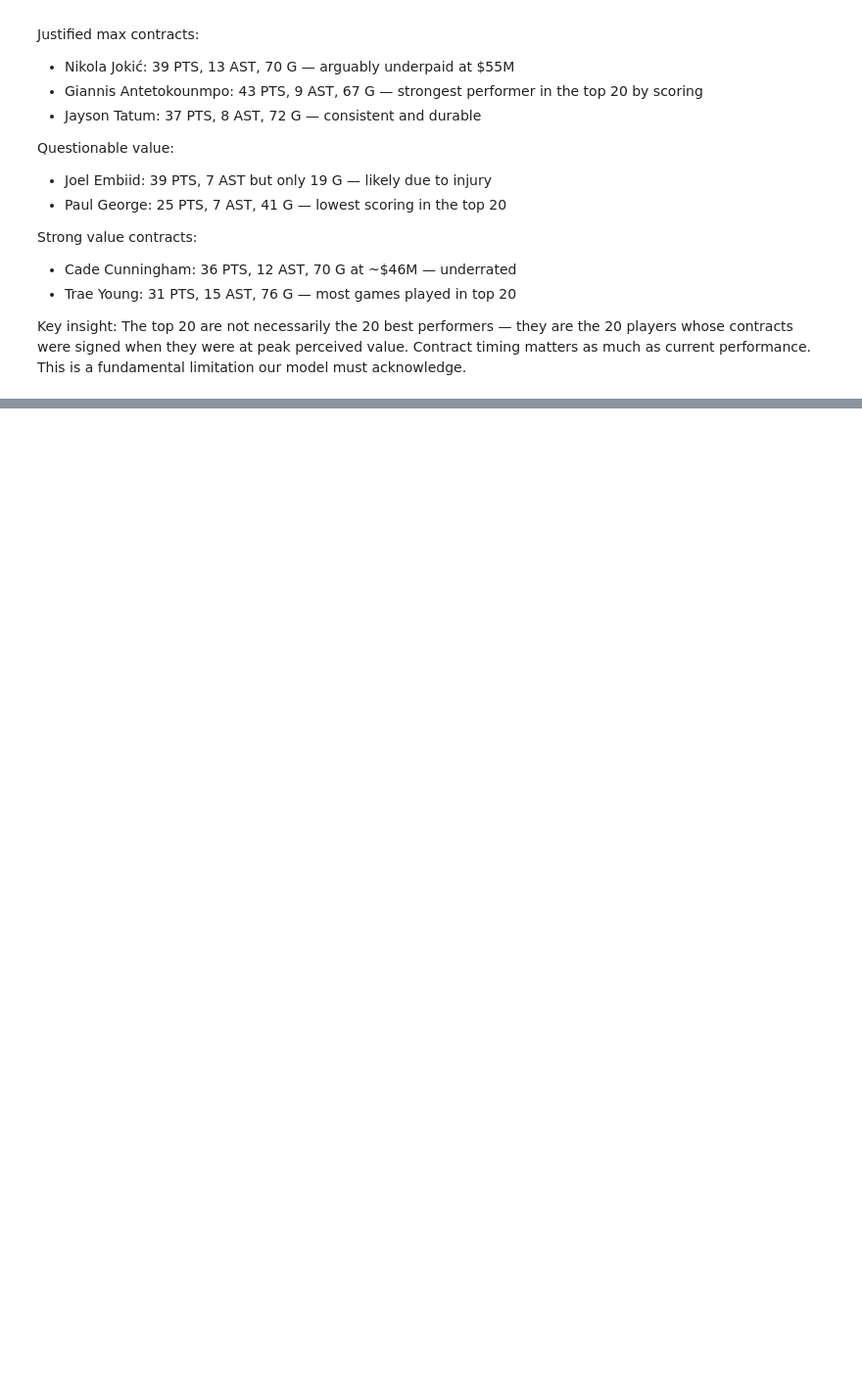
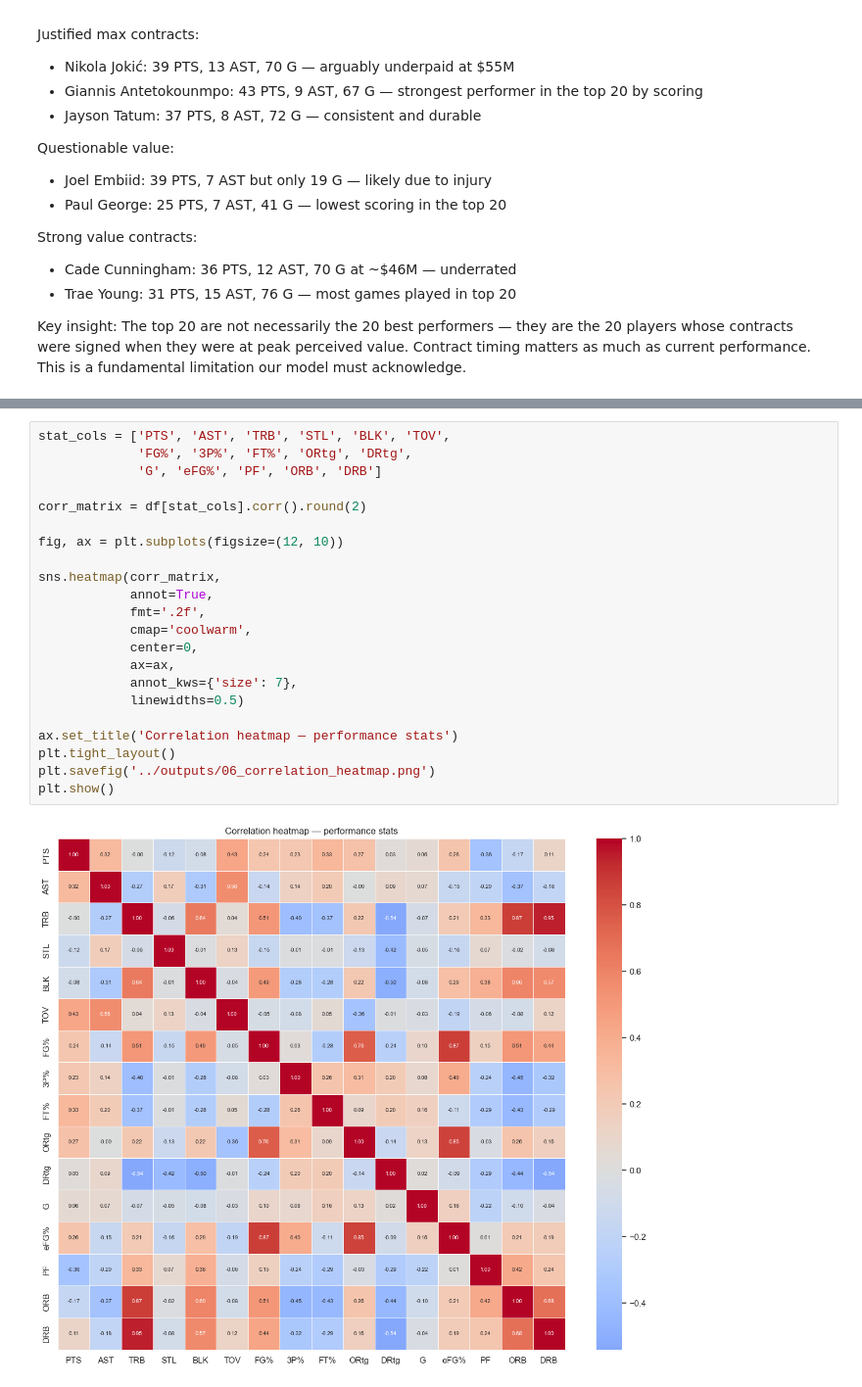
Before and after one commit to Drew-Zeimetz/nba-salary-prediction, a Jupyter notebook: notebooks/02_eda.ipynb, the cells around one changed output, grey strips where cells are left out. Shown at 98% size. Drawn from its saved outputs; the diff is of its cells as text; blank space fills up the shorter version.

```diff
--- a/notebooks/02_eda.ipynb
+++ b/notebooks/02_eda.ipynb
@@ -487,0 +494,24 @@ must acknowledge.
+# %%
+stat_cols = ['PTS', 'AST', 'TRB', 'STL', 'BLK', 'TOV',
+             'FG%', '3P%', 'FT%', 'ORtg', 'DRtg',
+             'G', 'eFG%', 'PF', 'ORB', 'DRB']
+
+corr_matrix = df[stat_cols].corr().round(2)
+
+fig, ax = plt.subplots(figsize=(12, 10))
+
+sns.heatmap(corr_matrix,
+            annot=True,
+            fmt='.2f',
+            cmap='coolwarm',
+            center=0,
+            ax=ax,
+            annot_kws={'size': 7},
+            linewidths=0.5)
+
+ax.set_title('Correlation heatmap — performance stats')
+plt.tight_layout()
+plt.savefig('../outputs/06_correlation_heatmap.png')
+plt.show()
+# %% [output]
+[figure, added]
```
Also changed, not shown: parts of 6 cells of this notebook, 2 other files.
